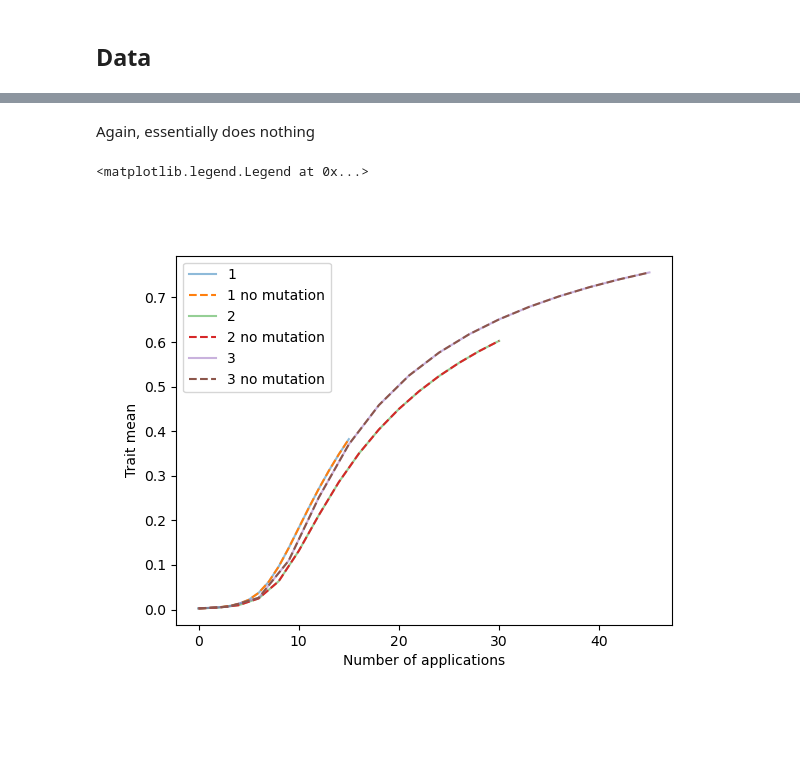
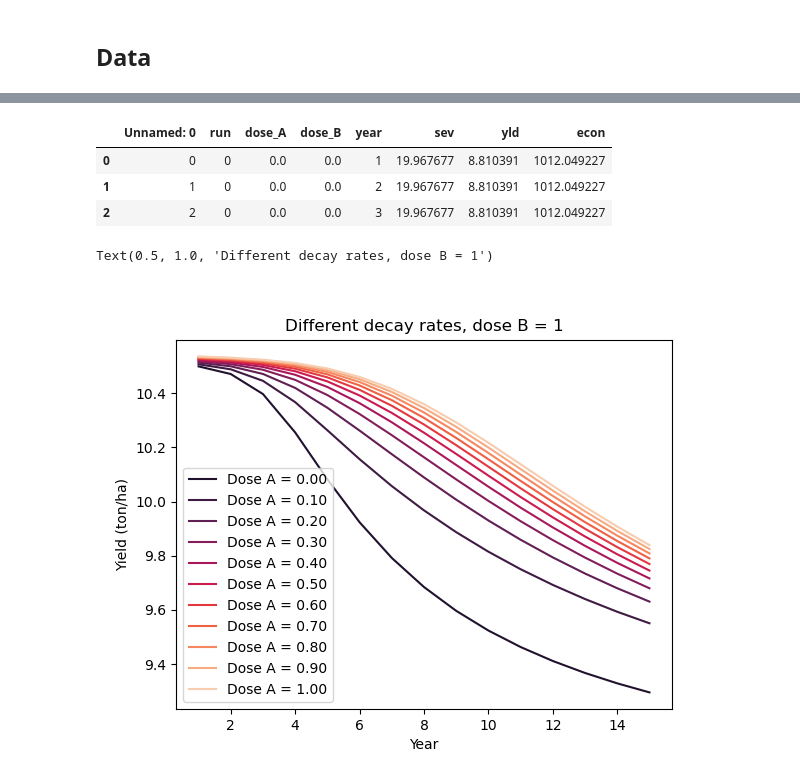
Before and after one commit to nt409/quant-res-doses, a Jupyter notebook: notebooks/102_fig2.ipynb, the cells around one changed output, grey strips where cells are left out. Saved outputs shown, nothing was run; the diff lists cells and outputs as text; code cells hidden in the pictures; blank space fills up the shorter version.

```diff
--- a/notebooks/102_fig2.ipynb
+++ b/notebooks/102_fig2.ipynb
@@ -52,5 +52,7 @@ from plots2.fns import (
 # %%
 COLZ = sns.color_palette('muted').as_hex()
+# %%
+sns.set_palette("rocket", n_colors=21)
 # %% [markdown]
 # Plot
 # %% [markdown]
@@ -294,13 +59,0 @@ f.write_image('../figures/paper/fig1.png')
-# %%
-f, ax = plt.subplots()
-
-
-for ii in range(1,4):
-    df2 = (
-        df_use
-        .loc[lambda x: ((x.sprays==ii) & (x.dose==1))]
-        .assign(middle_var = lambda df: df.fung_var + df.fung_var.shift(-1))
-    )
-
-    # ax.plot(df2.fung_var, df2.mean_diff)
-    ax.plot(df2.middle_var, df2.mean_diff)
@@ -501,2 +59,0 @@ ax.legend()
-# %% [markdown]
-Again, essentially does nothing
@@ -508,18 +60,14 @@ m0_nhg = (
-# %%
-f, ax = plt.subplots()
-
-for spray in [1,2,3]:
-    tpm0 = m0_nhg.loc[lambda df: df.sprays==spray].loc[lambda df: df.dose==1]
-    tpnhg = nhg.loc[lambda df: df.sprays==spray]
-
-    ax.plot(tpnhg.total_sprays, tpnhg.fung_mean, label=spray, alpha=0.5)
-    ax.plot(tpm0.total_sprays, tpm0.fung_mean, label=f'{spray} no mutation', ls='--')
-
-ax.set_xlabel('Number of applications')
-
-ax.set_ylabel('Trait mean')
-
-ax.legend()
-# %% [output]
-<matplotlib.legend.Legend at 0x...>
-[figure, removed]
+# %%
+df_in = (
+    pd.read_csv('../outputs/combined/fig2/fig2_full_strength.csv')
+    # pd.read_csv('../outputs/combined/fig2/fig2_weaker.csv')
+    # pd.read_csv('../outputs/combined/fig2/fig2_decay_rates.csv')
+    .assign(econ = lambda df: -20 + 117.14*df.yld - 2*32.4*(df.dose_A + df.dose_B))
+)
+
+df_in.head(3)
+# %% [output]
+|  | Unnamed: 0 | run | dose_A | dose_B | year | sev | yld | econ |
+| 0 | 0 | 0 | 0.0 | 0.0 | 1 | 19.967677 | 8.810391 | 1012.049227 |
+| 1 | 1 | 0 | 0.0 | 0.0 | 2 | 19.967677 | 8.810391 | 1012.049227 |
+| 2 | 2 | 0 | 0.0 | 0.0 | 3 | 19.967677 | 8.810391 | 1012.049227 |
@@ -525,0 +90,21 @@ ax.legend()
+# %%
+f, ax = plt.subplots()
+
+sns.set_palette("rocket", n_colors=11)
+
+dd = df_use2.set_index('year').loc[lambda df: df.dose_B==1]
+
+for ii in dd.dose_A.unique()[::2]:
+    ax.plot(dd.loc[dd.dose_A==ii].yld, label=f'Dose A = {ii:.2f}')
+
+ax.legend()
+
+ax.set_xlabel('Year')
+ax.set_ylabel('Yield (ton/ha)')
+
+# ax.set_title('Normal parameterisation, dose B = 1')
+# ax.set_title('Weaker parameterisation, dose B = 1')
+ax.set_title('Different decay rates, dose B = 1')
+# %% [output]
+Text(0.5, 1.0, 'Different decay rates, dose B = 1')
+[figure, added]
```
Also changed, not shown: parts of 62 cells of this notebook.
